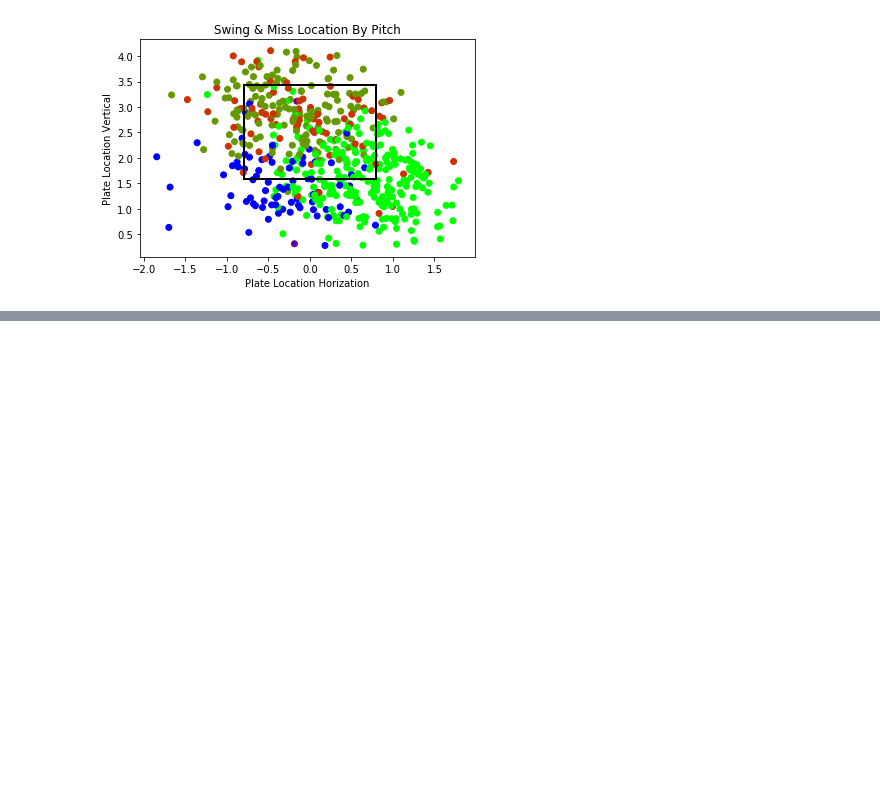
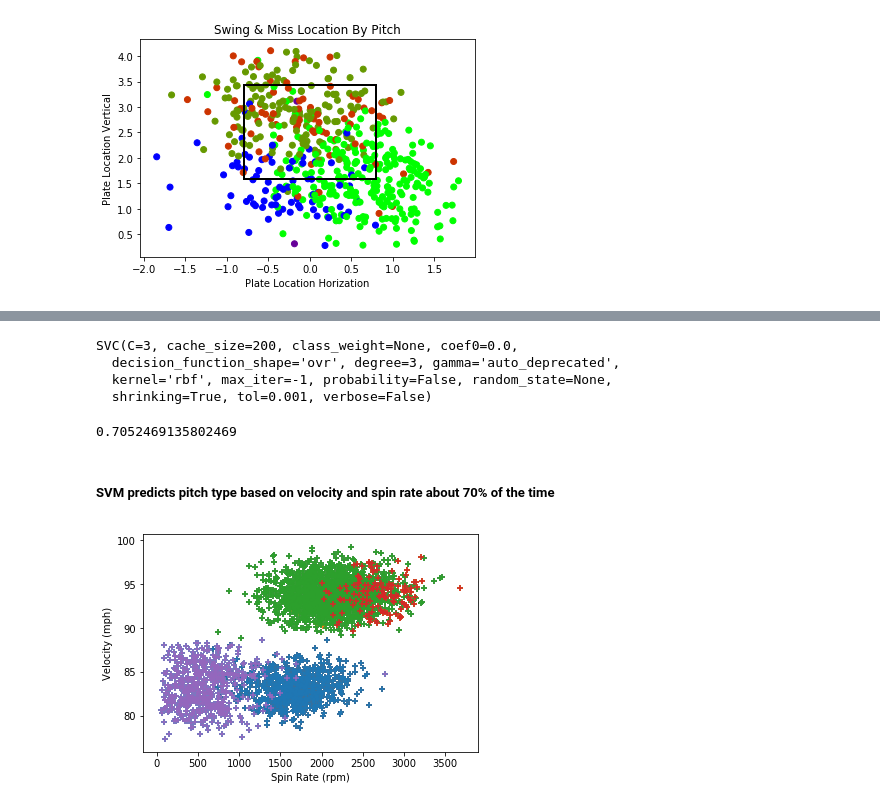
Before and after one commit to bsnel21/Max-Scherzer-Analysis, a Jupyter notebook: Data Science in Baseball.ipynb, the cells around one changed output, grey strips where cells are left out. Drawn from its saved outputs; the diff is of its cells as text; code cells hidden in the pictures; blank space fills up the shorter version.

```diff
--- a/Data Science in Baseball.ipynb
+++ b/Data Science in Baseball.ipynb
@@ -416,0 +535,4 @@ model.score(X_test, y_test)
+# %%
+le = LabelEncoder()
+m11['targetPitch'] = le.fit_transform(m11['pitchType'])
+m16['targetPitch'] = le.fit_transform(m16['pitchType'])
@@ -416,0 +550,16 @@ model.score(X_test, y_test)
+# %%
+svdf0 = m11[m11.targetPitch == 0]
+svdf1 = m11[m11.targetPitch == 1]
+svdf2 = m11[m11.targetPitch == 2]
+svdf3 = m11[m11.targetPitch == 3]
+svdf4 = m11[m11.targetPitch == 4]
+
+svdf5 = m16[m16.targetPitch == 0]
+svdf6 = m16[m16.targetPitch == 1]
+svdf7 = m16[m16.targetPitch == 2]
+svdf8 = m16[m16.targetPitch == 3]
+svdf9 = m16[m16.targetPitch == 4]
+
+svdf11 = [svdf0,svdf1,svdf2,svdf3,svdf4]
+svdf16 = [svdf5,svdf6,svdf7,svdf8,svdf9]
+#svdf1.head()
@@ -416,0 +576,13 @@ model.score(X_test, y_test)
+# %%
+model.fit(X_train, y_train)
+# %% [output]
+SVC(C=3, cache_size=200, class_weight=None, coef0=0.0,
+  decision_function_shape='ovr', degree=3, gamma='auto_deprecated',
+  kernel='rbf', max_iter=-1, probability=False, random_state=None,
+  shrinking=True, tol=0.001, verbose=False)
+# %%
+model.score(X_test, y_test)
+# %% [output]
+0.7052469135802469
+# %% [markdown]
+##### SVM predicts pitch type based on velocity and spin rate about 70% of the time
@@ -416,0 +592,9 @@ model.score(X_test, y_test)
+# %%
+plt.xlabel('Spin Rate (rpm)')
+plt.ylabel('Velocity (mph)')
+for j in svdf16:
+    for i in svdf11:
+        plt.scatter(i['tm_spin'], i['start_speed'], marker='+')
+        #plt.scatter(j['tm_spin'], j['start_speed'], marker='o')
+# %% [output]
+[figure, added]
```
Also changed, not shown: parts of 38 cells of this notebook.
